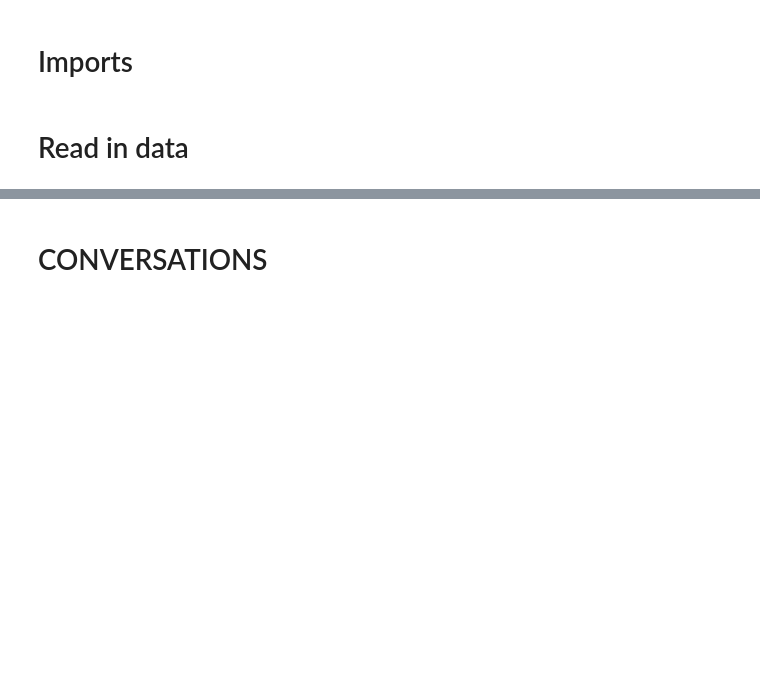
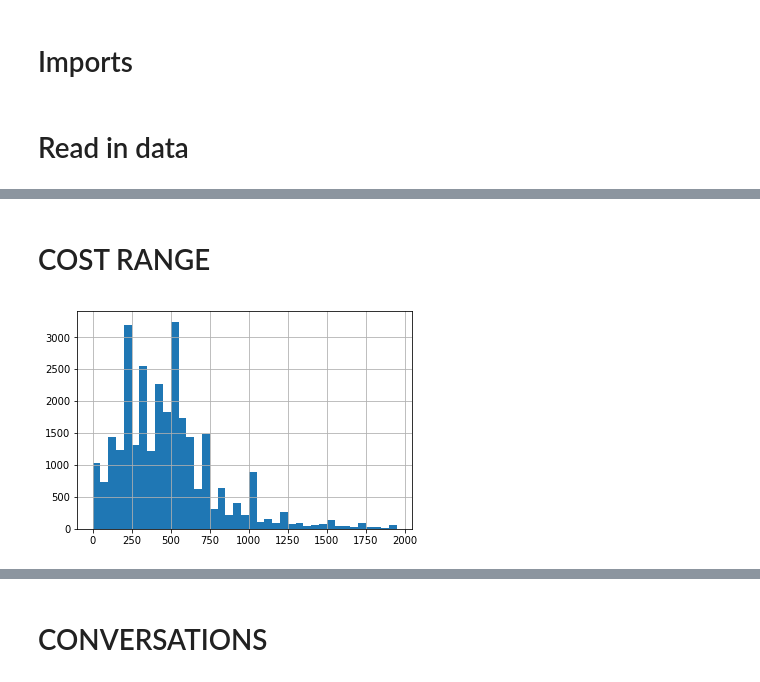
Before and after one commit to rczyrnik/Find-A-Flatmate, a Jupyter notebook: scratch_eda.ipynb, the cells around one changed output, grey strips where cells are left out. Saved outputs shown, nothing was run; the diff lists cells and outputs as text; code cells hidden in the pictures; blank space fills up the shorter version.

```diff
--- a/scratch_eda.ipynb
+++ b/scratch_eda.ipynb
@@ -29,0 +40,8 @@ convo_df.head(2)
+# %% [markdown]
+# COST RANGE
+# %%
+user_df['cost_range'] = user_df.maxCost-user_df.minCost
+user_df.cost_range.hist(bins=range(0,2000,50))
+plt.show()
+# %% [output]
+[figure, added]
```
Also changed, not shown: parts of 6 cells of this notebook, 4 other files.
